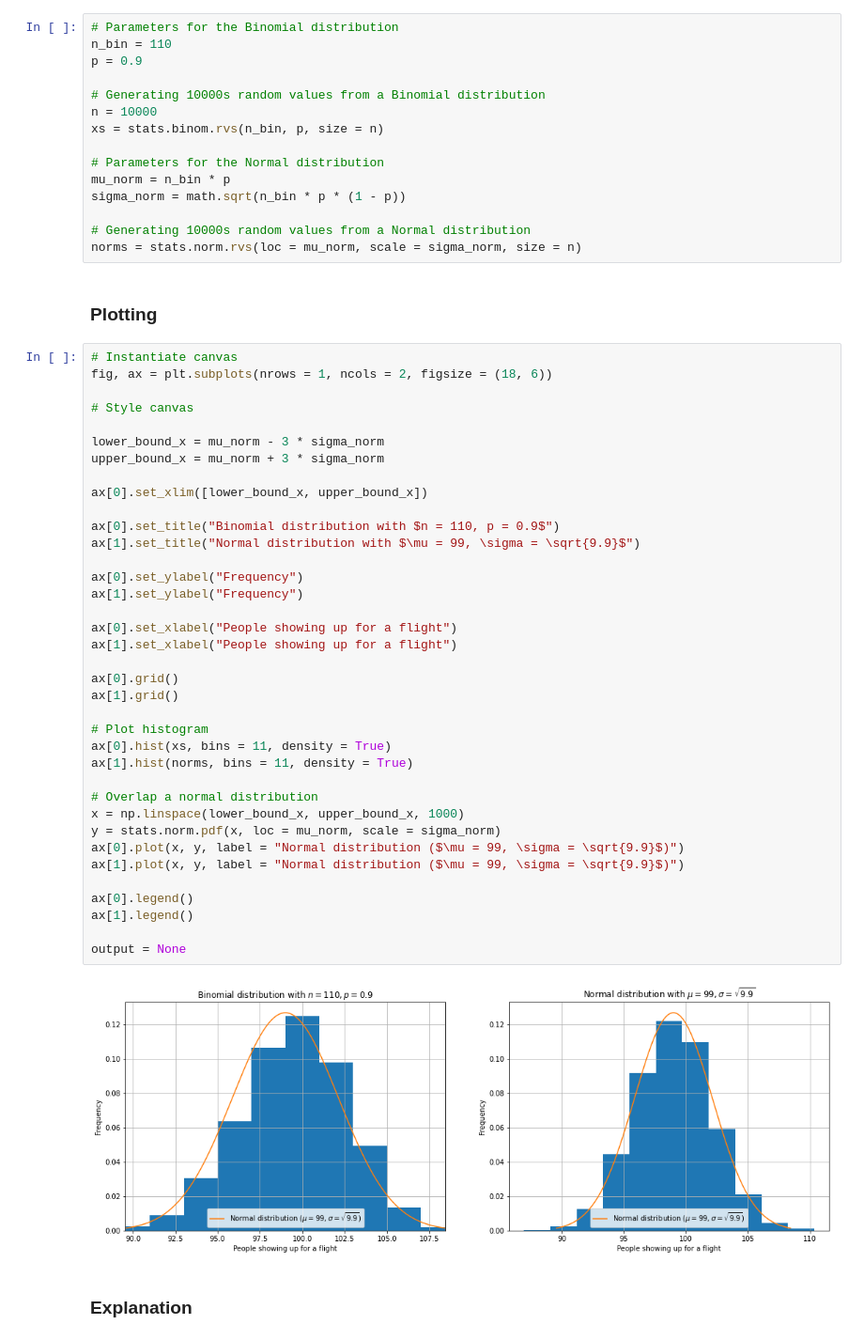
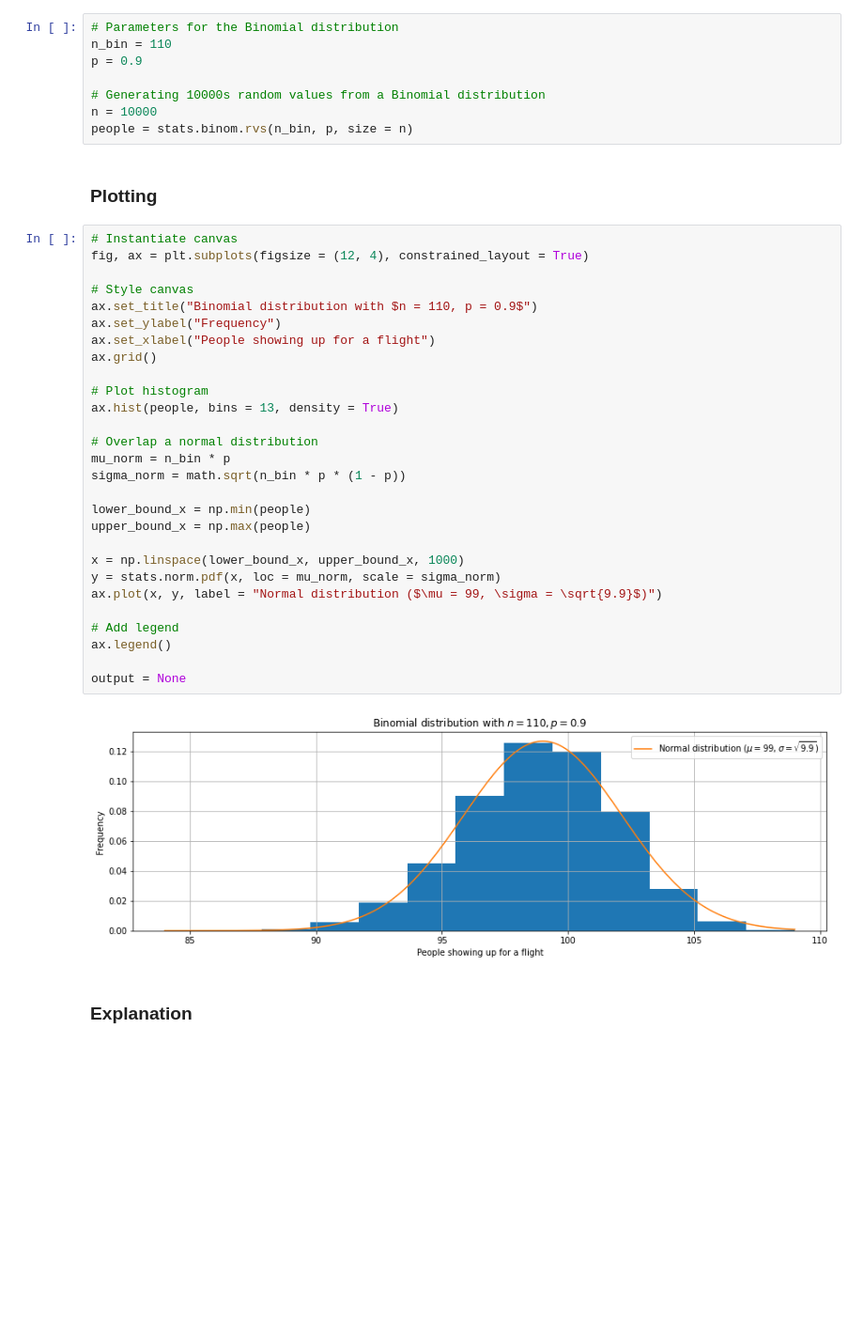
Before and after one commit to calinanca99/stats1-ebe, a Jupyter notebook: 5a.ipynb, the cells around one changed output. Shown: that part at 94% size. Drawn from its saved outputs; the diff is of its cells as text; blank space fills up the shorter version.

Commit message:
Modify graph for Binomial example

```diff
--- a/5a.ipynb
+++ b/5a.ipynb
@@ -72,55 +71,39 @@ p = 0.9
 
 # Generating 10000s random values from a Binomial distribution
 n = 10000
-xs = stats.binom.rvs(n_bin, p, size = n)
-
-# Parameters for the Normal distribution
-mu_norm = n_bin * p
-sigma_norm = math.sqrt(n_bin * p * (1 - p))
-
-# Generating 10000s random values from a Normal distribution
-norms = stats.norm.rvs(loc = mu_norm, scale = sigma_norm, size = n)
+people = stats.binom.rvs(n_bin, p, size = n)
 # %% [markdown]
 ### Plotting
 # %%
 # Instantiate canvas
-fig, ax = plt.subplots(nrows = 1, ncols = 2, figsize = (18, 6))
+fig, ax = plt.subplots(figsize = (12, 4), constrained_layout = True)
 
 # Style canvas
-
-lower_bound_x = mu_norm - 3 * sigma_norm
-upper_bound_x = mu_norm + 3 * sigma_norm
-
-ax[0].set_xlim([lower_bound_x, upper_bound_x])
-
-ax[0].set_title("Binomial distribution with $n = 110, p = 0.9$")
-ax[1].set_title("Normal distribution with $\mu = 99, \sigma = \sqrt{9.9}$")
-
-ax[0].set_ylabel("Frequency")
-ax[1].set_ylabel("Frequency")
-
-ax[0].set_xlabel("People showing up for a flight")
-ax[1].set_xlabel("People showing up for a flight")
-
-ax[0].grid()
-ax[1].grid()
+ax.set_title("Binomial distribution with $n = 110, p = 0.9$")
+ax.set_ylabel("Frequency")
+ax.set_xlabel("People showing up for a flight")
+ax.grid()
 
 # Plot histogram
-ax[0].hist(xs, bins = 11, density = True)
-ax[1].hist(norms, bins = 11, density = True)
+ax.hist(people, bins = 13, density = True)
 
 # Overlap a normal distribution
+mu_norm = n_bin * p
+sigma_norm = math.sqrt(n_bin * p * (1 - p))
+
+lower_bound_x = np.min(people)
+upper_bound_x = np.max(people)
+
 x = np.linspace(lower_bound_x, upper_bound_x, 1000)
 y = stats.norm.pdf(x, loc = mu_norm, scale = sigma_norm)
-ax[0].plot(x, y, label = "Normal distribution ($\mu = 99, \sigma = \sqrt{9.9}$)")
-ax[1].plot(x, y, label = "Normal distribution ($\mu = 99, \sigma = \sqrt{9.9}$)")
+ax.plot(x, y, label = "Normal distribution ($\mu = 99, \sigma = \sqrt{9.9}$)")
 
-ax[0].legend()
-ax[1].legend()
+# Add legend
+ax.legend()
 
 output = None
 # %% [output]
-[figure, old version]
+[figure, new version]
 # %% [markdown]
 ### Explanation
 # %% [markdown]
```
Also changed, not shown: parts of 3 cells of this notebook.
